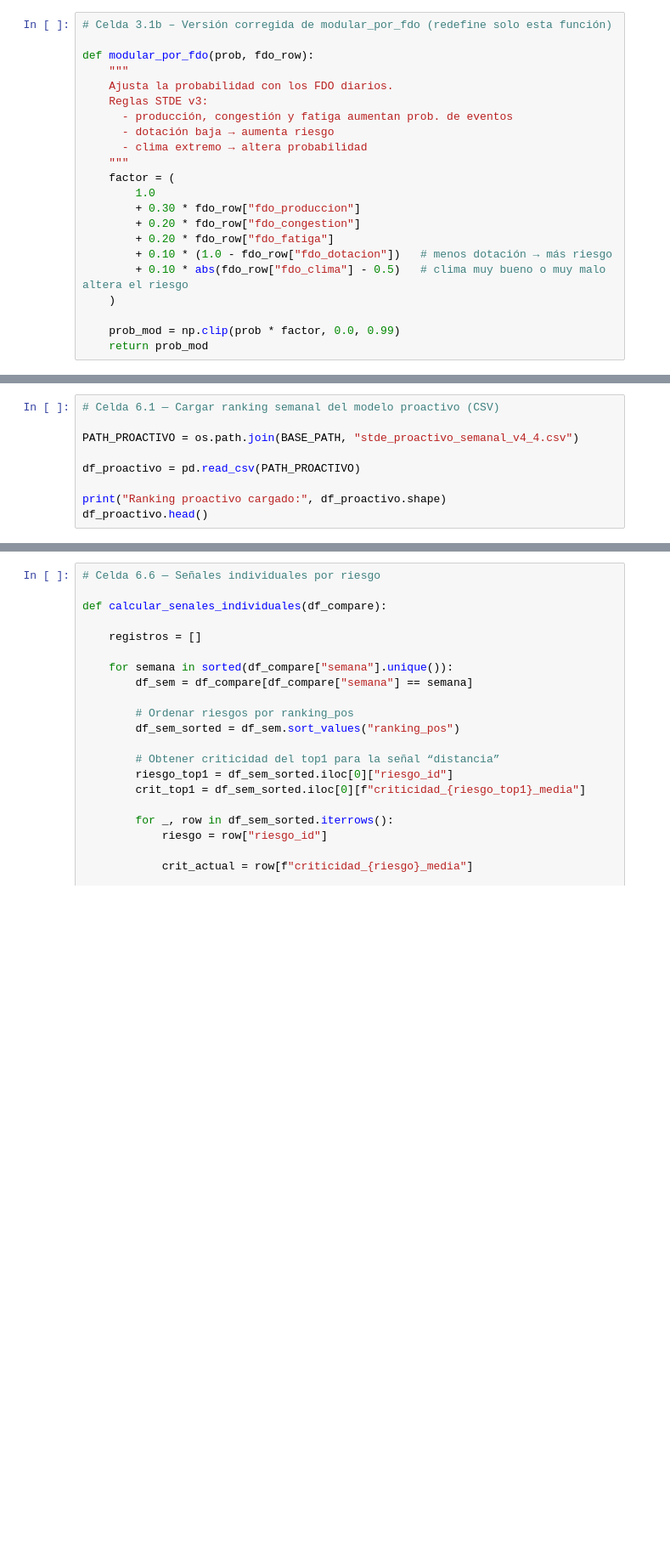
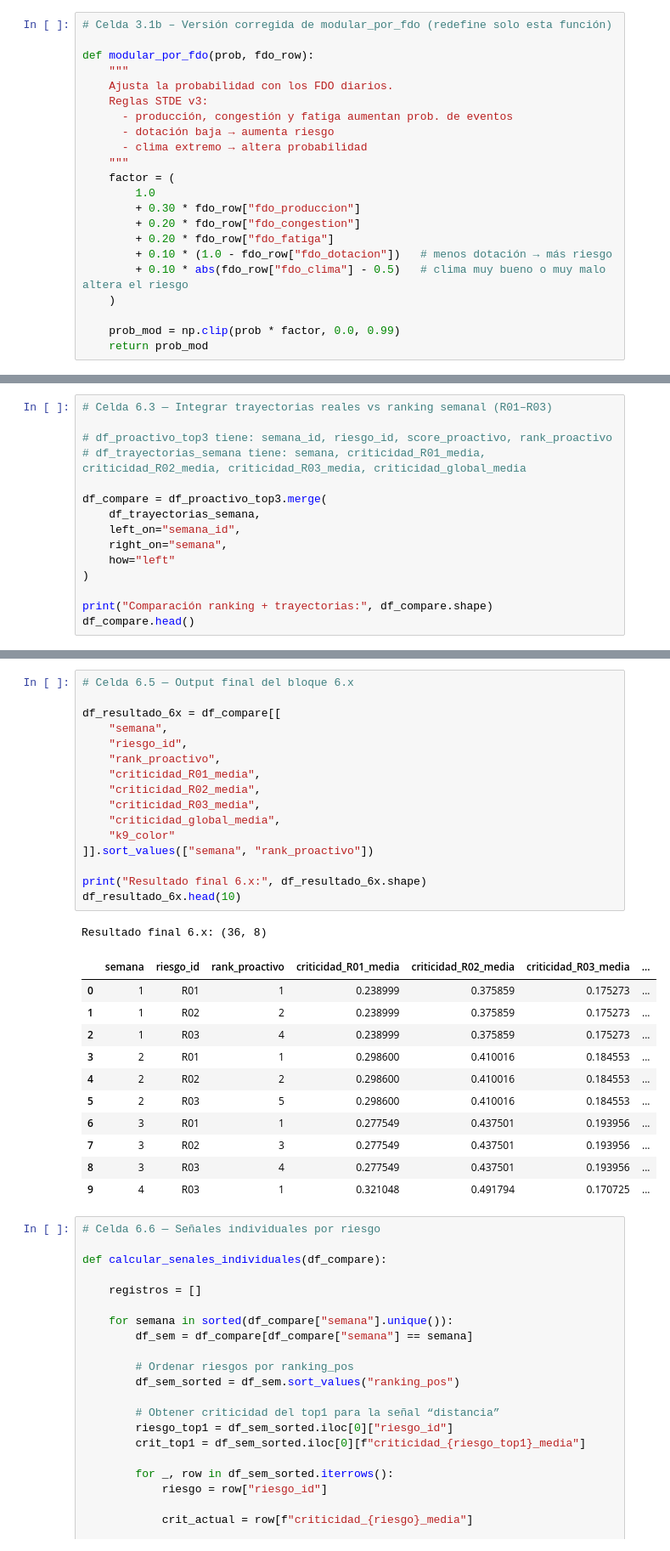
Before and after one commit to sanchezsantana/semantiq, a Jupyter notebook: k9_mining_safety/notebooks/01_generate_stde_v3.ipynb, the cells around one changed output, grey strips where cells are left out. Shown at 85% size. Cells and saved outputs as stored; diff of their text form; blank space fills up the shorter version.

Commit message:
stde completo

```diff
--- a/k9_mining_safety/notebooks/01_generate_stde_v3.ipynb
+++ b/k9_mining_safety/notebooks/01_generate_stde_v3.ipynb
@@ -1246,9 +1356,0 @@ df_proactivo_thresholds.head(15)
-# %%
-# Celda 6.1 — Cargar ranking semanal del modelo proactivo (CSV)
-
-PATH_PROACTIVO = os.path.join(BASE_PATH, "stde_proactivo_semanal_v4_4.csv")
-
-df_proactivo = pd.read_csv(PATH_PROACTIVO)
-
-print("Ranking proactivo cargado:", df_proactivo.shape)
-df_proactivo.head()
@@ -1351,0 +1426,15 @@ df_resultado_6x.head(10)
+# %%
+# Celda 6.3 — Integrar trayectorias reales vs ranking semanal (R01–R03)
+
+# df_proactivo_top3 tiene: semana_id, riesgo_id, score_proactivo, rank_proactivo
+# df_trayectorias_semana tiene: semana, criticidad_R01_media, criticidad_R02_media, criticidad_R03_media, criticidad_global_media
+
+df_compare = df_proactivo_top3.merge(
+    df_trayectorias_semana,
+    left_on="semana_id",
+    right_on="semana",
+    how="left"
+)
+
+print("Comparación ranking + trayectorias:", df_compare.shape)
+df_compare.head()
@@ -1352,3 +1507,32 @@ df_resultado_6x.head(10)
+# %%
+# Celda 6.5 — Output final del bloque 6.x
+
+df_resultado_6x = df_compare[[
+    "semana",
+    "riesgo_id",
+    "rank_proactivo",
+    "criticidad_R01_media",
+    "criticidad_R02_media",
+    "criticidad_R03_media",
+    "criticidad_global_media",
+    "k9_color"
+]].sort_values(["semana", "rank_proactivo"])
+
+print("Resultado final 6.x:", df_resultado_6x.shape)
+df_resultado_6x.head(10)
+# %% [output]
+Resultado final 6.x: (36, 8)
+|  | semana | riesgo_id | rank_proactivo | criticidad_R01_media | criticidad_R02_media | criticidad_R03_media | ... |
+| 0 | 1 | R01 | 1 | 0.238999 | 0.375859 | 0.175273 | ... |
+| 1 | 1 | R02 | 2 | 0.238999 | 0.375859 | 0.175273 | ... |
+| 2 | 1 | R03 | 4 | 0.238999 | 0.375859 | 0.175273 | ... |
+| 3 | 2 | R01 | 1 | 0.298600 | 0.410016 | 0.184553 | ... |
+| 4 | 2 | R02 | 2 | 0.298600 | 0.410016 | 0.184553 | ... |
+| 5 | 2 | R03 | 5 | 0.298600 | 0.410016 | 0.184553 | ... |
+| 6 | 3 | R01 | 1 | 0.277549 | 0.437501 | 0.193956 | ... |
+| 7 | 3 | R02 | 3 | 0.277549 | 0.437501 | 0.193956 | ... |
+| 8 | 3 | R03 | 4 | 0.277549 | 0.437501 | 0.193956 | ... |
+| 9 | 4 | R03 | 1 | 0.321048 | 0.491794 | 0.170725 | ... |
 # %%
 # Celda 6.6 — Señales individuales por riesgo
 
```
Also changed, not shown: parts of 30 cells of this notebook, 18 other files.
